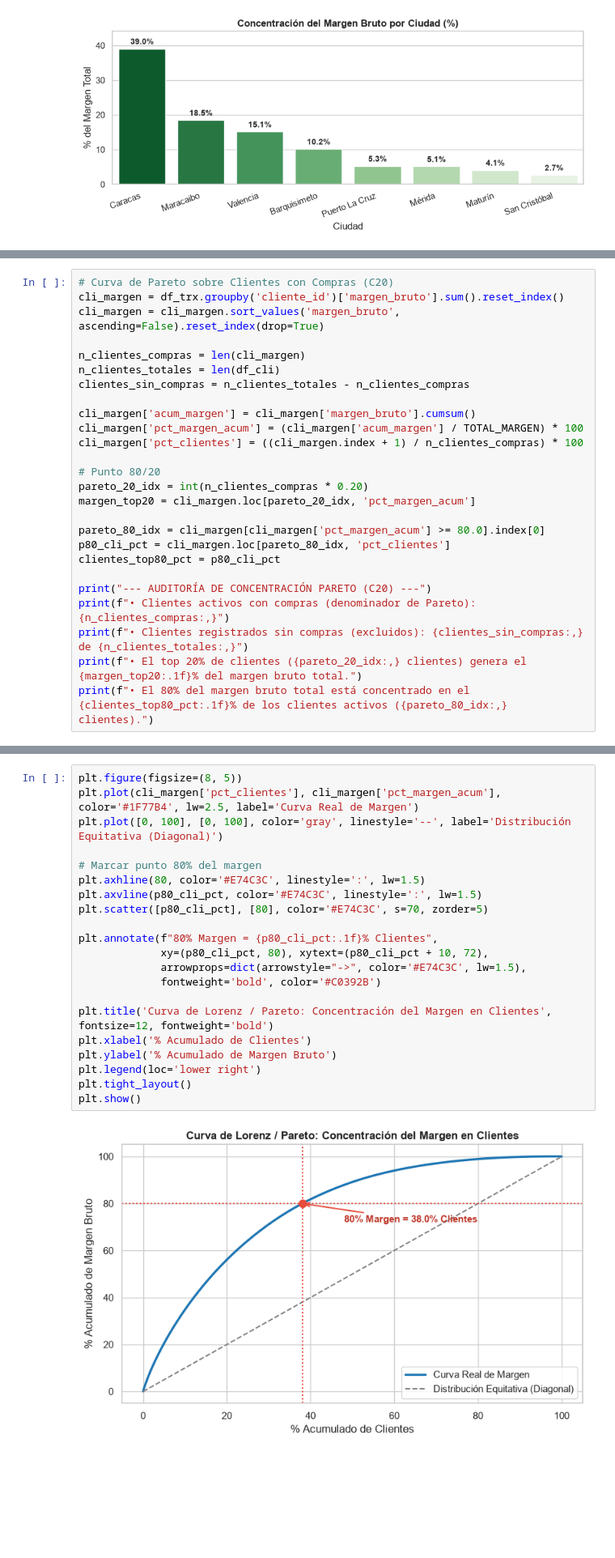
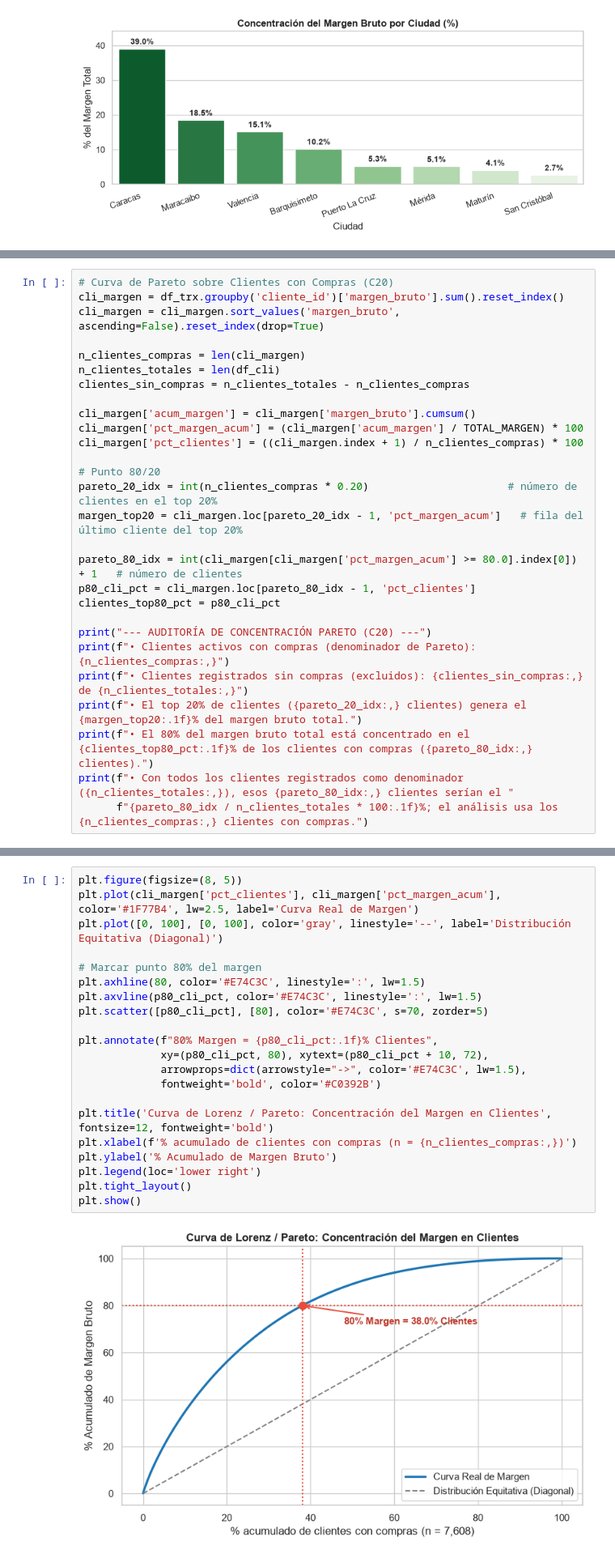
Before and after one commit to DanielAzuaje7/retailventure-intelligence, a Jupyter notebook: notebooks/02_A2_Rentabilidad.ipynb, the cells around one changed output, grey strips where cells are left out. Shown at 81% size. Cells and saved outputs as stored; diff of their text form; blank space fills up the shorter version.

```diff
--- a/notebooks/02_A2_Rentabilidad.ipynb
+++ b/notebooks/02_A2_Rentabilidad.ipynb
@@ -380,18 +379,20 @@ cli_margen['pct_margen_acum'] = (cli_margen['acum_margen'] / TOTAL_MARGEN) * 100
 cli_margen['pct_clientes'] = ((cli_margen.index + 1) / n_clientes_compras) * 100
 
 # Punto 80/20
-pareto_20_idx = int(n_clientes_compras * 0.20)
-margen_top20 = cli_margen.loc[pareto_20_idx, 'pct_margen_acum']
+pareto_20_idx = int(n_clientes_compras * 0.20)                      # número de clientes en el top 20%
+margen_top20 = cli_margen.loc[pareto_20_idx - 1, 'pct_margen_acum']   # fila del último cliente del top 20%
 
-pareto_80_idx = cli_margen[cli_margen['pct_margen_acum'] >= 80.0].index[0]
-p80_cli_pct = cli_margen.loc[pareto_80_idx, 'pct_clientes']
+pareto_80_idx = int(cli_margen[cli_margen['pct_margen_acum'] >= 80.0].index[0]) + 1   # número de clientes
+p80_cli_pct = cli_margen.loc[pareto_80_idx - 1, 'pct_clientes']
 clientes_top80_pct = p80_cli_pct
 
 print("--- AUDITORÍA DE CONCENTRACIÓN PARETO (C20) ---")
 print(f"• Clientes activos con compras (denominador de Pareto): {n_clientes_compras:,}")
 print(f"• Clientes registrados sin compras (excluidos): {clientes_sin_compras:,} de {n_clientes_totales:,}")
 print(f"• El top 20% de clientes ({pareto_20_idx:,} clientes) genera el {margen_top20:.1f}% del margen bruto total.")
-print(f"• El 80% del margen bruto total está concentrado en el {clientes_top80_pct:.1f}% de los clientes activos ({pareto_80_idx:,} clientes).")
+print(f"• El 80% del margen bruto total está concentrado en el {clientes_top80_pct:.1f}% de los clientes con compras ({pareto_80_idx:,} clientes).")
+print(f"• Con todos los clientes registrados como denominador ({n_clientes_totales:,}), esos {pareto_80_idx:,} clientes serían el "
+      f"{pareto_80_idx / n_clientes_totales * 100:.1f}%; el análisis usa los {n_clientes_compras:,} clientes con compras.")
 # %% [output]
 --- AUDITORÍA DE CONCENTRACIÓN PARETO (C20) ---
 • Clientes activos con compras (denominador de Pareto): 7,608
@@ -401,26 +403,26 @@ print(f"• El 80% del margen bruto total está concentrado en el {clientes_top8
 # %%
 plt.figure(figsize=(8, 5))
 plt.plot(cli_margen['pct_clientes'], cli_margen['pct_margen_acum'], color='#1F77B4', lw=2.5, label='Curva Real de Margen')
 plt.plot([0, 100], [0, 100], color='gray', linestyle='--', label='Distribución Equitativa (Diagonal)')
 
 # Marcar punto 80% del margen
 plt.axhline(80, color='#E74C3C', linestyle=':', lw=1.5)
 plt.axvline(p80_cli_pct, color='#E74C3C', linestyle=':', lw=1.5)
 plt.scatter([p80_cli_pct], [80], color='#E74C3C', s=70, zorder=5)
 
 plt.annotate(f"80% Margen = {p80_cli_pct:.1f}% Clientes",
              xy=(p80_cli_pct, 80), xytext=(p80_cli_pct + 10, 72),
              arrowprops=dict(arrowstyle="->", color='#E74C3C', lw=1.5),
              fontweight='bold', color='#C0392B')
 
 plt.title('Curva de Lorenz / Pareto: Concentración del Margen en Clientes', fontsize=12, fontweight='bold')
-plt.xlabel('% Acumulado de Clientes')
+plt.xlabel(f'% acumulado de clientes con compras (n = {n_clientes_compras:,})')
 plt.ylabel('% Acumulado de Margen Bruto')
 plt.legend(loc='lower right')
 plt.tight_layout()
 plt.show()
 # %% [output]
-[figure, old version]
+[figure, new version]
 # %% [markdown]
 ## A2.2 Dinámica de segmentos y Customer Lifetime Value (CLV) (C14)
 
```
Also changed, not shown: parts of 3 cells of this notebook, 2 other files.
